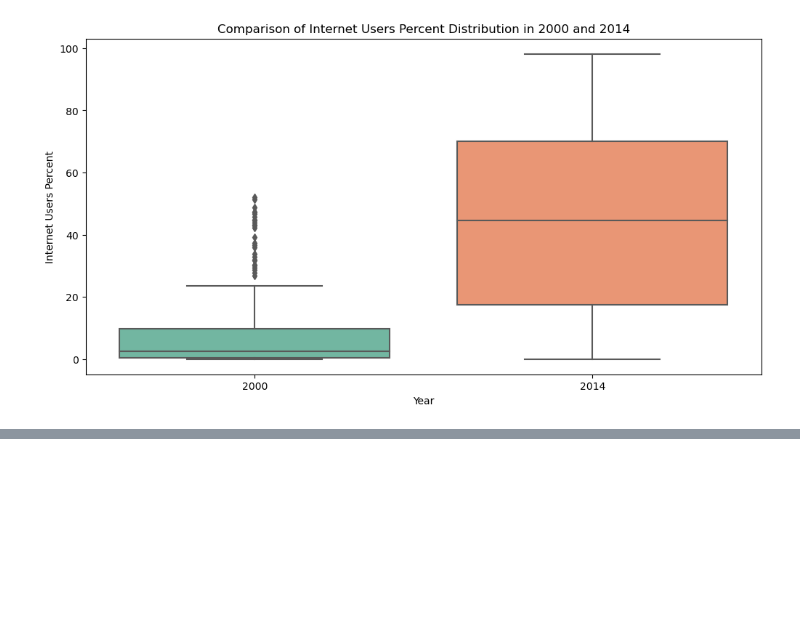
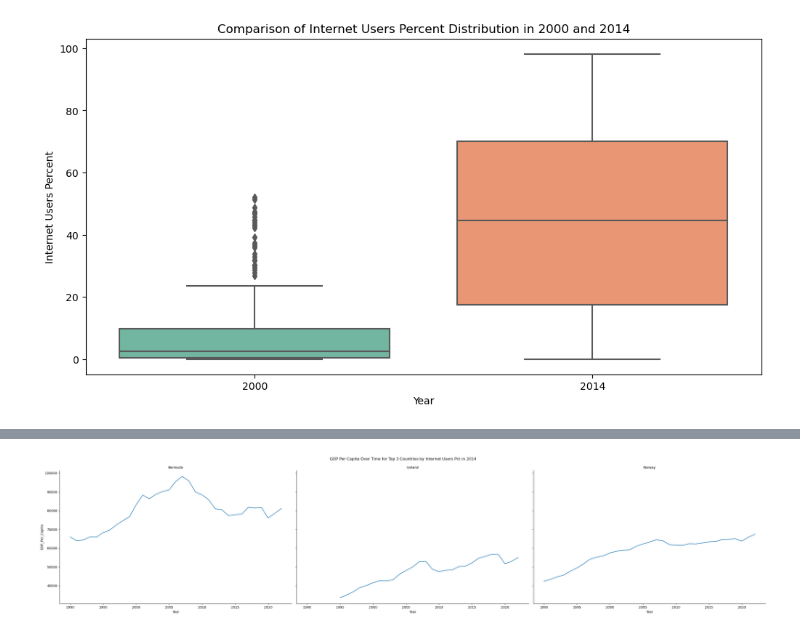
Before and after one commit to NSS-Data-Analytics-Cohort-10/gdp-and-internet-usage-seanmalley1, a Jupyter notebook: notebooks/un_data.ipynb, the cells around one changed output, grey strips where cells are left out. Saved outputs shown, nothing was run; the diff lists cells and outputs as text; code cells hidden in the pictures; blank space fills up the shorter version.

Commit message:
finished 21c with line plot, going play with different plots. previous weirdness was me not reading the question

```diff
--- a/notebooks/un_data.ipynb
+++ b/notebooks/un_data.ipynb
@@ -564,0 +567,11 @@ print(top_3_countries_netuse_2014_gdpDF)
+# %%
+#21 facetgrid with line plot -- remember aspect smooshes or stretches the graph vertically.
+
+g = sns.FacetGrid(top_3_countries_netuse_2014_gdpDF, col='Country', col_wrap=3, height=4, aspect=1.5)
+g = g.map(plt.plot, 'Year', 'GDP_Per_Capita')
+g.set_titles('{col_name}')
+plt.subplots_adjust(top=0.9)
+g.fig.suptitle('GDP Per Capita Over Time for Top 3 Countries by Internet Users Pct in 2014')
+plt.show()
+# %% [output]
+[figure, added]
```
Also changed, not shown: parts of 16 cells of this notebook.
